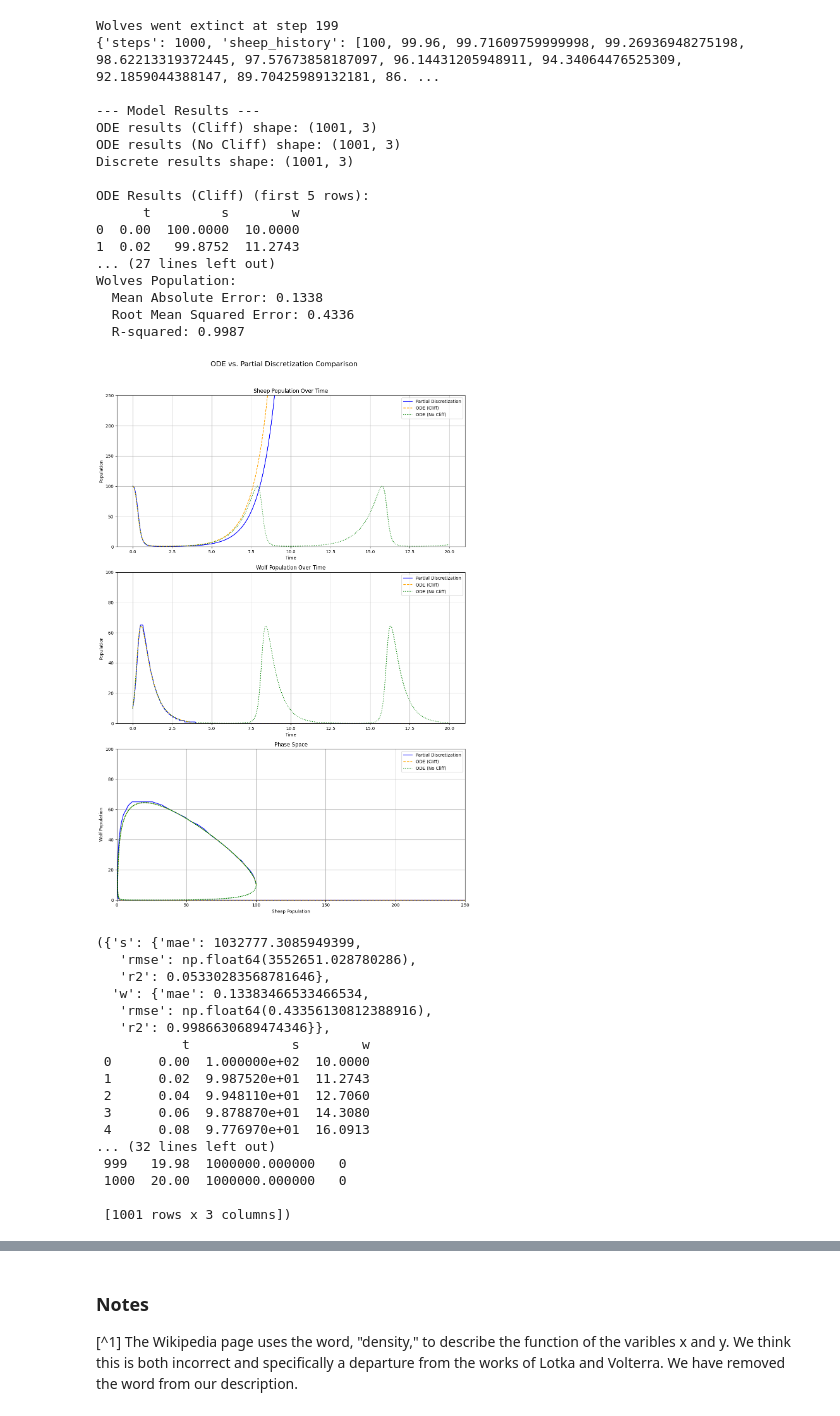
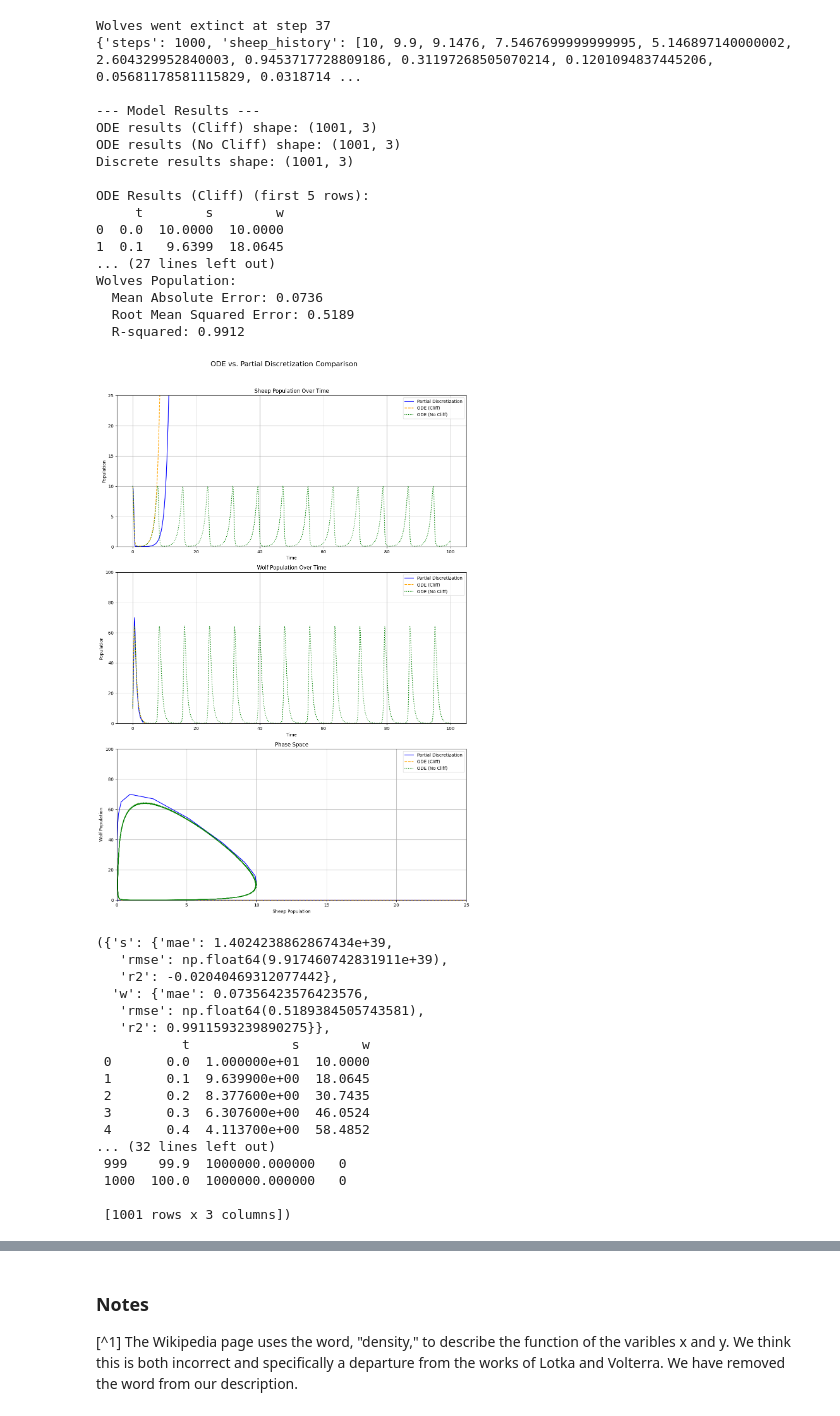
Before and after one commit to peterdresslar/do-android-wolves-dream-of-electric-sheep, a Jupyter notebook: notebooks/validation.ipynb, the cells around one changed output, grey strips where cells are left out. Cells and saved outputs as stored; diff of their text form; code cells hidden in the pictures.

```diff
--- a/notebooks/validation.ipynb
+++ b/notebooks/validation.ipynb
@@ -84,52 +84,52 @@ As a result of our use of discrete time points, it is expected that our simulati
 # %%
 model_params = {
         "alpha": 1.0,
         "beta": 0.1,
         "gamma": 1.5,
         "delta": 0.75,
-        "s_start": 100,
+        "s_start": 10,
         "w_start": 10,
-        "dt": 0.02,
+        "dt": 0.1,
         "steps": 1000,
         "sheep_max": 1000000,
         "eps": 0.0
     }
 
 test_prop_partial_discretization_matches_ode(model_params)
 # %% [output]
-Wolves went extinct at step 199
-{'steps': 1000, 'sheep_history': [100, 99.96, 99.71609759999998, 99.26936948275198, 98.62213319372445, 97.57673858187097, 96.14431205948911, 94.34064476525309, 92.1859044388147, 89.70425989132181, 86. ...
+Wolves went extinct at step 37
+{'steps': 1000, 'sheep_history': [10, 9.9, 9.1476, 7.5467699999999995, 5.146897140000002, 2.604329952840003, 0.9453717728809186, 0.31197268505070214, 0.1201094837445206, 0.05681178581115829, 0.0318714 ...
 
 --- Model Results ---
 ODE results (Cliff) shape: (1001, 3)
 ODE results (No Cliff) shape: (1001, 3)
 Discrete results shape: (1001, 3)
 
 ODE Results (Cliff) (first 5 rows):
-      t         s        w
-0  0.00  100.0000  10.0000
-1  0.02   99.8752  11.2743
+     t        s        w
+0  0.0  10.0000  10.0000
+1  0.1   9.6399  18.0645
 ... (27 lines left out)
 Wolves Population:
-  Mean Absolute Error: 0.1338
-  Root Mean Squared Error: 0.4336
-  R-squared: 0.9987
+  Mean Absolute Error: 0.0736
+  Root Mean Squared Error: 0.5189
+  R-squared: 0.9912
-[figure, old version]
+[figure, new version]
-({'s': {'mae': 1032777.3085949399,
-   'rmse': np.float64(3552651.028780286),
-   'r2': 0.05330283568781646},
-  'w': {'mae': 0.13383466533466534,
-   'rmse': np.float64(0.43356130812388916),
-   'r2': 0.9986630689474346}},
+({'s': {'mae': 1.4024238862867434e+39,
+   'rmse': np.float64(9.917460742831911e+39),
+   'r2': -0.02040469312077442},
+  'w': {'mae': 0.07356423576423576,
+   'rmse': np.float64(0.5189384505743581),
+   'r2': 0.9911593239890275}},
            t             s        w
- 0      0.00  1.000000e+02  10.0000
- 1      0.02  9.987520e+01  11.2743
- 2      0.04  9.948110e+01  12.7060
- 3      0.06  9.878870e+01  14.3080
- 4      0.08  9.776970e+01  16.0913
+ 0       0.0  1.000000e+01  10.0000
+ 1       0.1  9.639900e+00  18.0645
+ 2       0.2  8.377600e+00  30.7435
+ 3       0.3  6.307600e+00  46.0524
+ 4       0.4  4.113700e+00  58.4852
 ... (32 lines left out)
- 999   19.98  1000000.000000   0
- 1000  20.00  1000000.000000   0
+ 999    99.9  1000000.000000   0
+ 1000  100.0  1000000.000000   0
 
  [1001 rows x 3 columns])
 # %%
```
Also changed, not shown: parts of 6 cells of this notebook, 2 other files.
